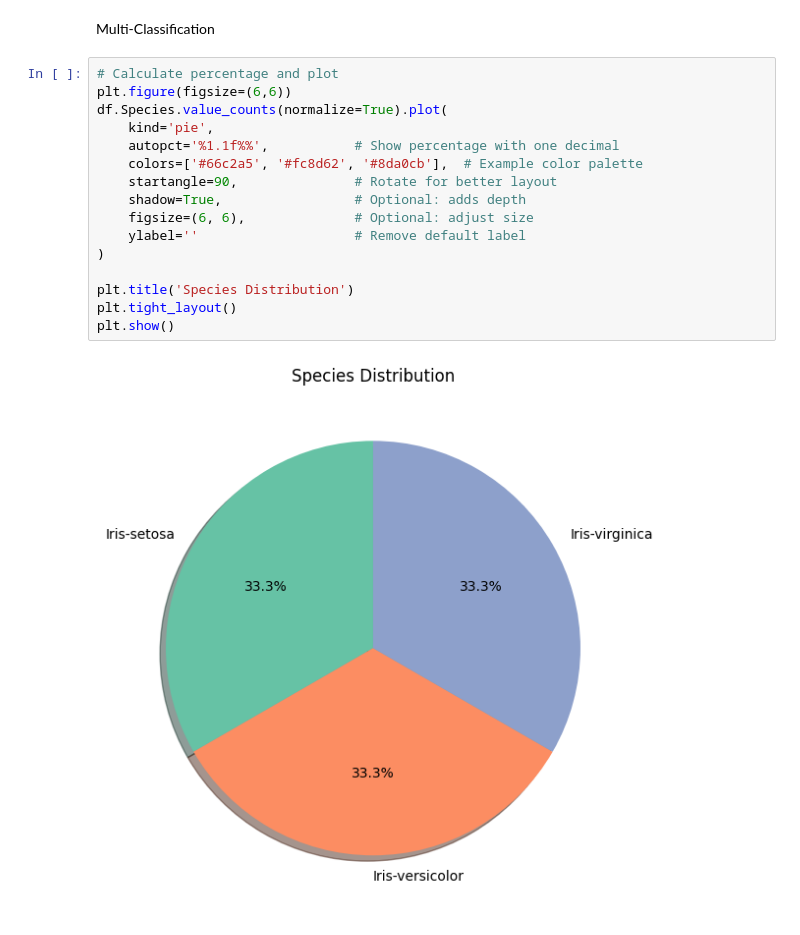
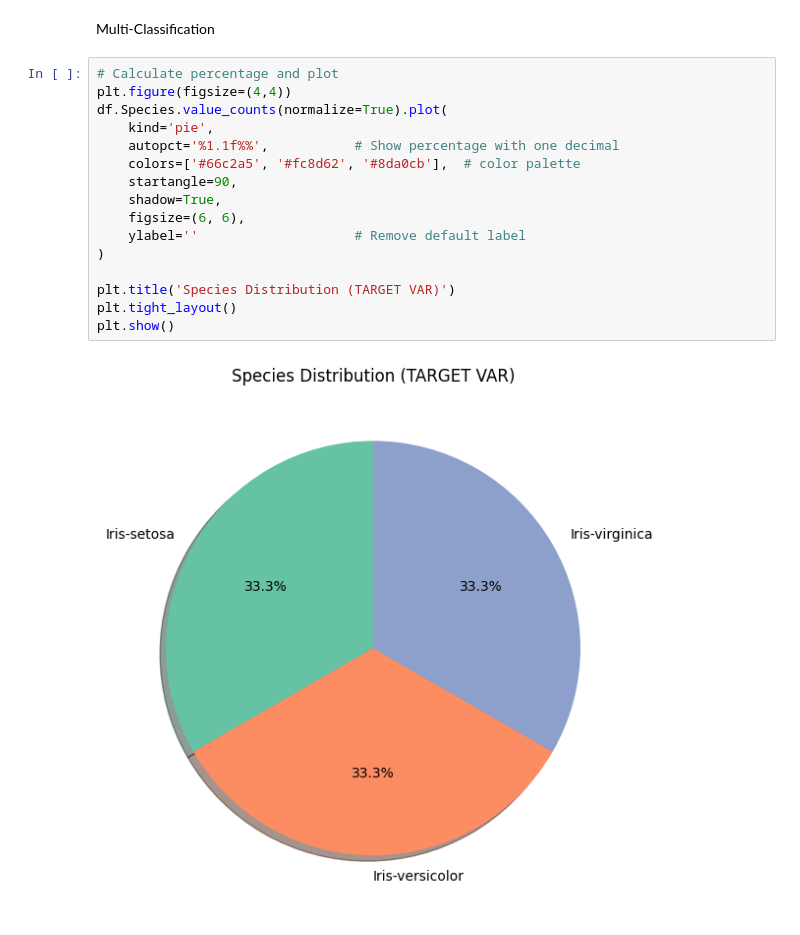
Before and after one commit to PoojaKuniyal/CircleCI, a Jupyter notebook: notebook/iris.ipynb, the cells around one changed output. Drawn from its saved outputs; the diff is of its cells as text.

```diff
--- a/notebook/iris.ipynb
+++ b/notebook/iris.ipynb
@@ -18,19 +18,19 @@ df.head()
 Multi-Classification
 # %%
 # Calculate percentage and plot
-plt.figure(figsize=(6,6))
+plt.figure(figsize=(4,4))
 df.Species.value_counts(normalize=True).plot(
     kind='pie',
     autopct='%1.1f%%',           # Show percentage with one decimal
-    colors=['#66c2a5', '#fc8d62', '#8da0cb'],  # Example color palette
-    startangle=90,               # Rotate for better layout
-    shadow=True,                 # Optional: adds depth
-    figsize=(6, 6),              # Optional: adjust size
+    colors=['#66c2a5', '#fc8d62', '#8da0cb'],  # color palette
+    startangle=90,
+    shadow=True,
+    figsize=(6, 6),
     ylabel=''                    # Remove default label
 )
 
-plt.title('Species Distribution')
+plt.title('Species Distribution (TARGET VAR)')
 plt.tight_layout()
 plt.show()
 # %% [output]
-[figure, old version]
+[figure, new version]
```
Also changed, not shown: parts of 26 cells of this notebook.
